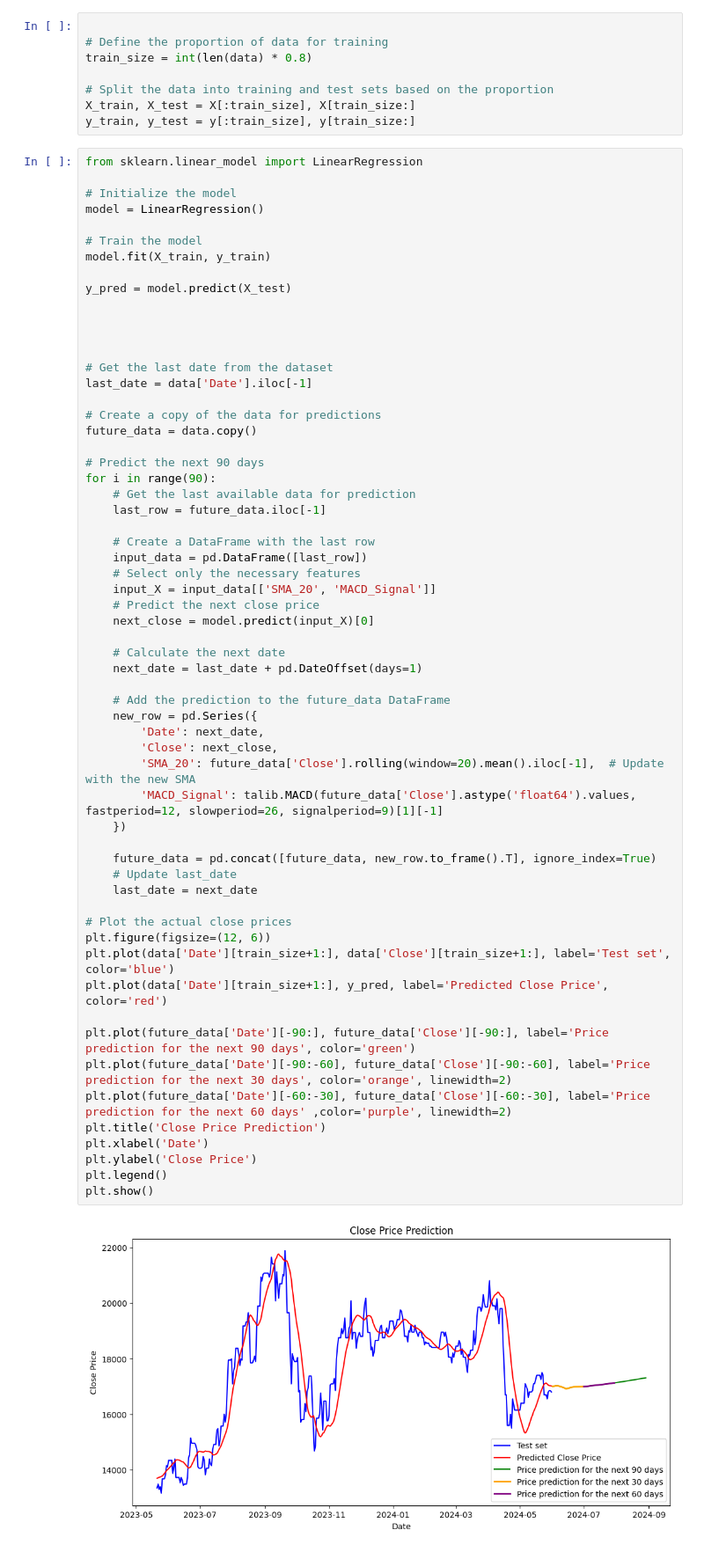
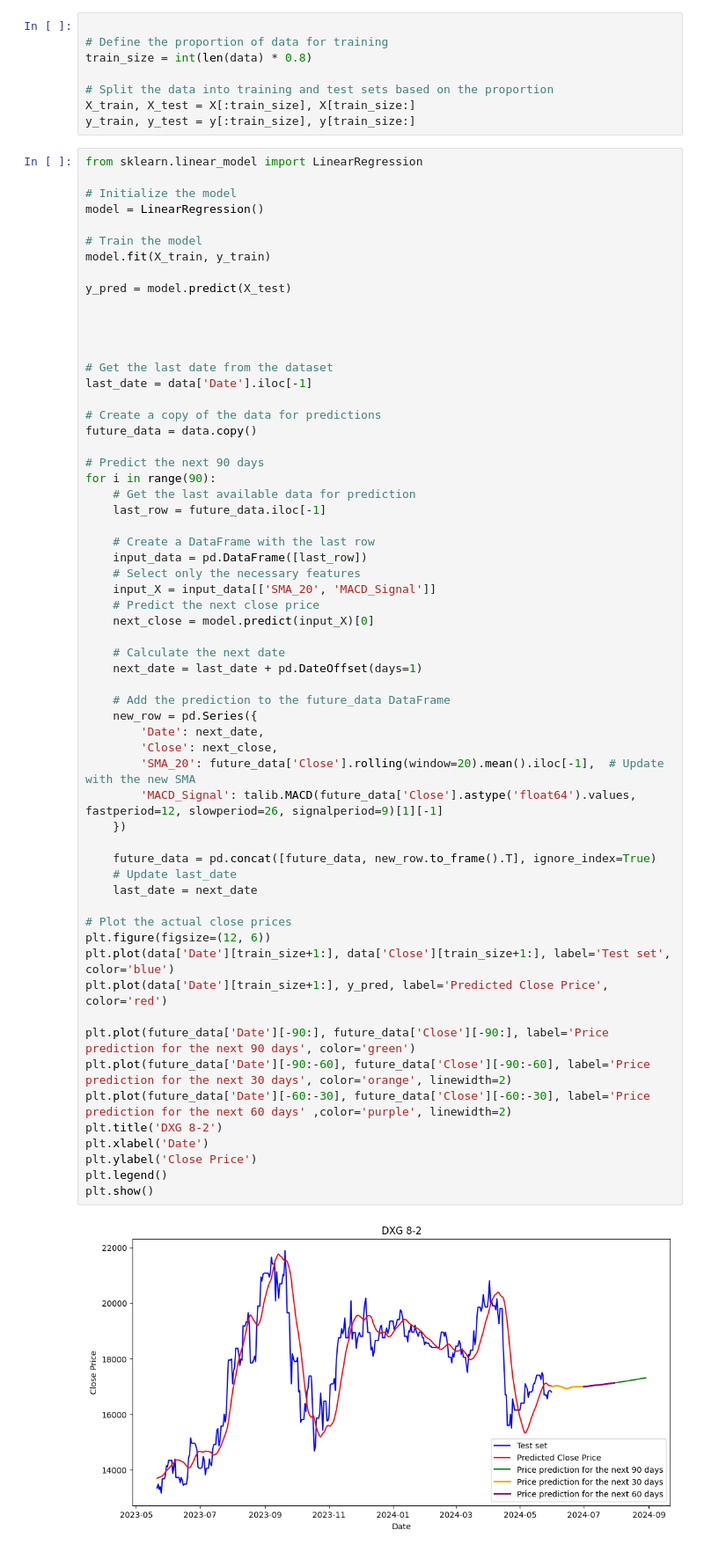
Before and after one commit to cngpc43/IS403.O21.HTCL, a Jupyter notebook: Models/Linear Regression/LR_DXG(8-2).ipynb, the cells around one changed output. Shown at 88% size. Drawn from its saved outputs; the diff is of its cells as text.

```diff
--- a/Models/Linear Regression/LR_DXG(8-2).ipynb
+++ b/Models/Linear Regression/LR_DXG(8-2).ipynb
@@ -229,32 +229,32 @@ for i in range(90):
     next_close = model.predict(input_X)[0]
 
     # Calculate the next date
     next_date = last_date + pd.DateOffset(days=1)
 
     # Add the prediction to the future_data DataFrame
     new_row = pd.Series({
         'Date': next_date,
         'Close': next_close,
         'SMA_20': future_data['Close'].rolling(window=20).mean().iloc[-1],  # Update with the new SMA
         'MACD_Signal': talib.MACD(future_data['Close'].astype('float64').values, fastperiod=12, slowperiod=26, signalperiod=9)[1][-1]
     })
 
     future_data = pd.concat([future_data, new_row.to_frame().T], ignore_index=True)
     # Update last_date
     last_date = next_date
 
 # Plot the actual close prices
 plt.figure(figsize=(12, 6))
 plt.plot(data['Date'][train_size+1:], data['Close'][train_size+1:], label='Test set', color='blue')
 plt.plot(data['Date'][train_size+1:], y_pred, label='Predicted Close Price', color='red')
 
 plt.plot(future_data['Date'][-90:], future_data['Close'][-90:], label='Price prediction for the next 90 days', color='green')
 plt.plot(future_data['Date'][-90:-60], future_data['Close'][-90:-60], label='Price prediction for the next 30 days', color='orange', linewidth=2)
 plt.plot(future_data['Date'][-60:-30], future_data['Close'][-60:-30], label='Price prediction for the next 60 days' ,color='purple', linewidth=2)
-plt.title('Close Price Prediction')
+plt.title('DXG 8-2')
 plt.xlabel('Date')
 plt.ylabel('Close Price')
 plt.legend()
 plt.show()
 # %% [output]
-[figure, old version]
+[figure, new version]
```
Also changed, not shown: parts of 1 cell of this notebook, 3 other files.
